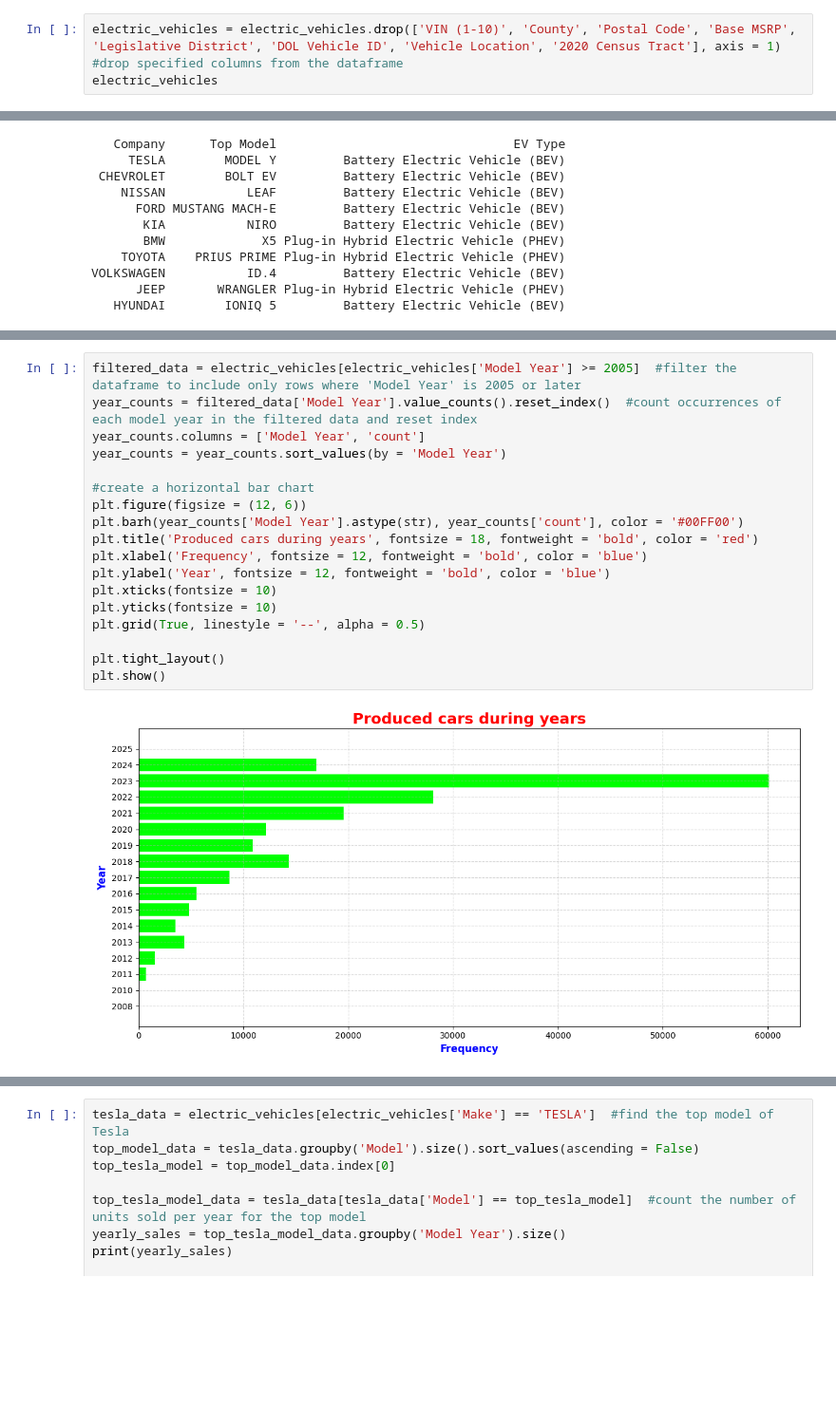
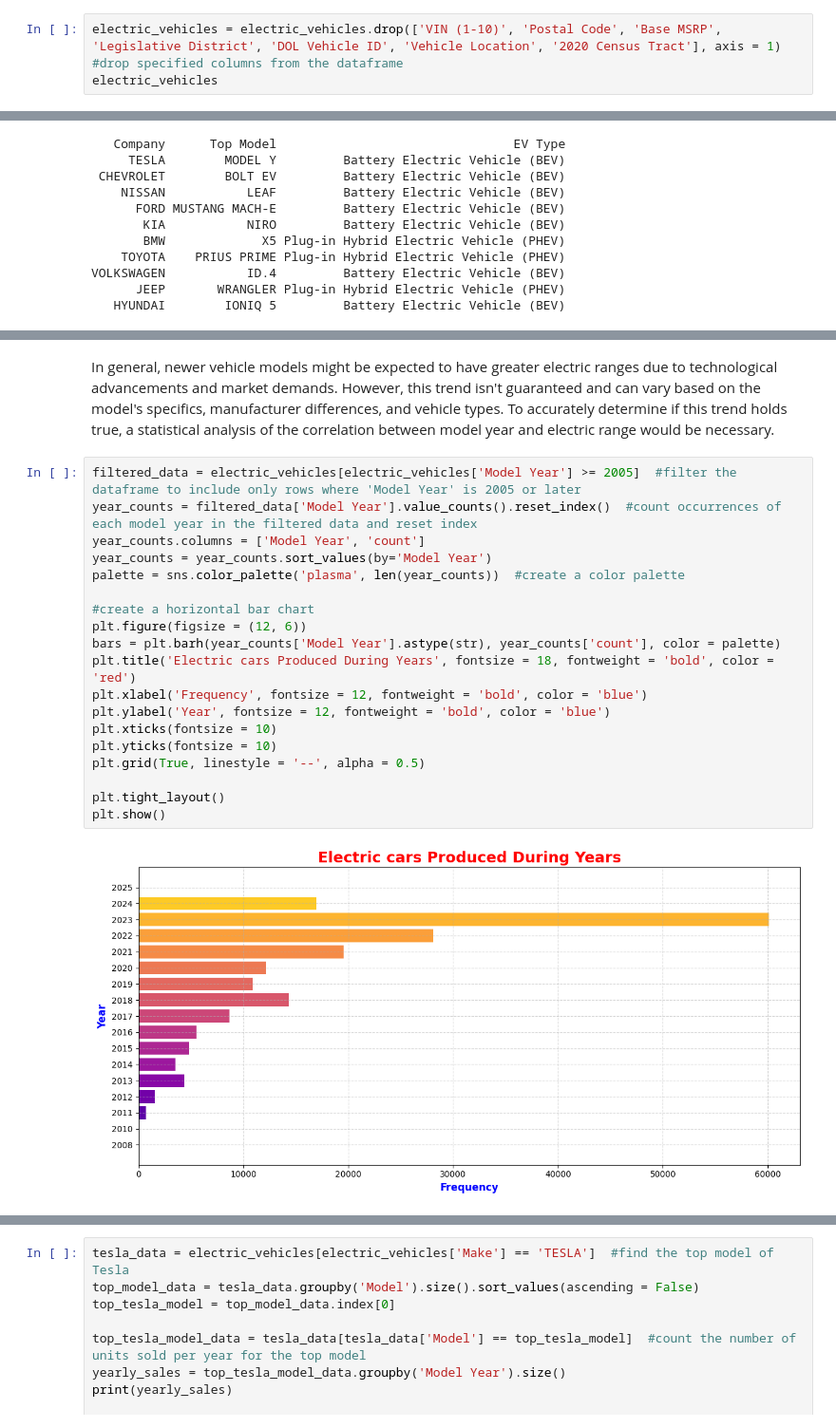
Before and after one commit to letizialanza01/Electric_Vehicles_Project, a Jupyter notebook: Electric_Vehicles_Project.ipynb, the cells around one changed output, grey strips where cells are left out. Shown at 95% size. Saved outputs shown, nothing was run; the diff lists cells and outputs as text; blank space fills up the shorter version.

Commit message:
adjusting plots and finding correlations

```diff
--- a/Electric_Vehicles_Project.ipynb
+++ b/Electric_Vehicles_Project.ipynb
@@ -48,6 +48,6 @@ electric_vehicles
 | 191406 | 7SAYGAEEXP | Benton | Richland | WA | 99352.0 | 2023 | TESLA | MODEL Y | ... |
 191407 rows × 17 columns
 # %%
-electric_vehicles = electric_vehicles.drop(['VIN (1-10)', 'County', 'Postal Code', 'Base MSRP', 'Legislative District', 'DOL Vehicle ID', 'Vehicle Location', '2020 Census Tract'], axis = 1)  #drop specified columns from the dataframe
+electric_vehicles = electric_vehicles.drop(['VIN (1-10)', 'Postal Code', 'Base MSRP', 'Legislative District', 'DOL Vehicle ID', 'Vehicle Location', '2020 Census Tract'], axis = 1)  #drop specified columns from the dataframe
 electric_vehicles
 # %% [output]
@@ -347,20 +407,23 @@ VOLKSWAGEN           ID.4         Battery Electric Vehicle (BEV)
+# %% [markdown]
+In general, newer vehicle models might be expected to have greater electric ranges due to technological advancements and market demands. However, this trend isn't guaranteed and can vary based on the model's specifics, manufacturer differences, and vehicle types. To accurately determine if this trend holds true, a statistical analysis of the correlation between model year and electric range would be necessary.
 # %%
 filtered_data = electric_vehicles[electric_vehicles['Model Year'] >= 2005]  #filter the dataframe to include only rows where 'Model Year' is 2005 or later
 year_counts = filtered_data['Model Year'].value_counts().reset_index()  #count occurrences of each model year in the filtered data and reset index
 year_counts.columns = ['Model Year', 'count']
-year_counts = year_counts.sort_values(by = 'Model Year')
+year_counts = year_counts.sort_values(by='Model Year')
+palette = sns.color_palette('plasma', len(year_counts))  #create a color palette
 
 #create a horizontal bar chart
 plt.figure(figsize = (12, 6))
-plt.barh(year_counts['Model Year'].astype(str), year_counts['count'], color = '#00FF00')
-plt.title('Produced cars during years', fontsize = 18, fontweight = 'bold', color = 'red')
+bars = plt.barh(year_counts['Model Year'].astype(str), year_counts['count'], color = palette)
+plt.title('Electric cars Produced During Years', fontsize = 18, fontweight = 'bold', color = 'red')
 plt.xlabel('Frequency', fontsize = 12, fontweight = 'bold', color = 'blue')
 plt.ylabel('Year', fontsize = 12, fontweight = 'bold', color = 'blue')
 plt.xticks(fontsize = 10)
 plt.yticks(fontsize = 10)
 plt.grid(True, linestyle = '--', alpha = 0.5)
 
 plt.tight_layout()
 plt.show()
 # %% [output]
-[figure, old version]
+[figure, new version]
```
Also changed, not shown: parts of 19 cells of this notebook.
